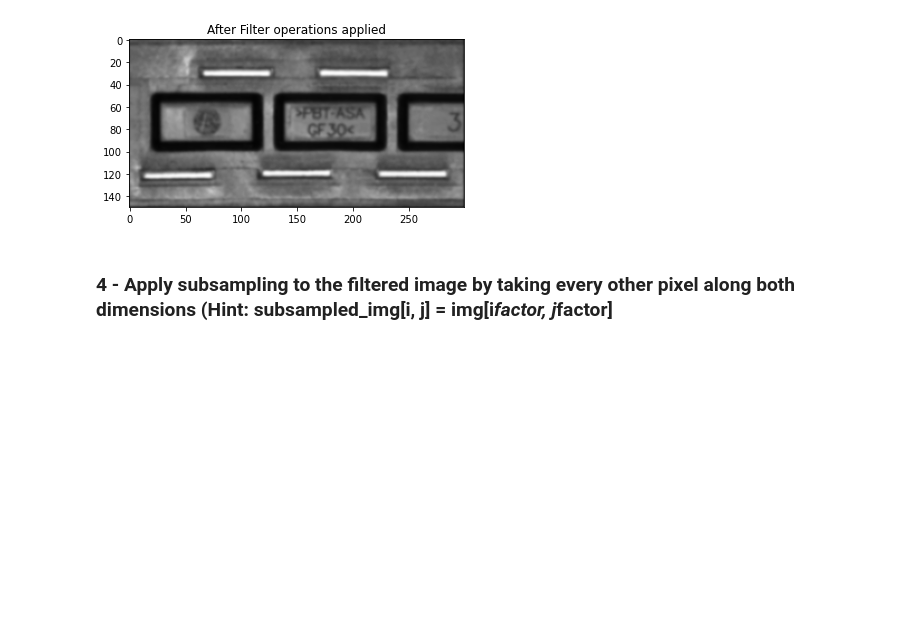
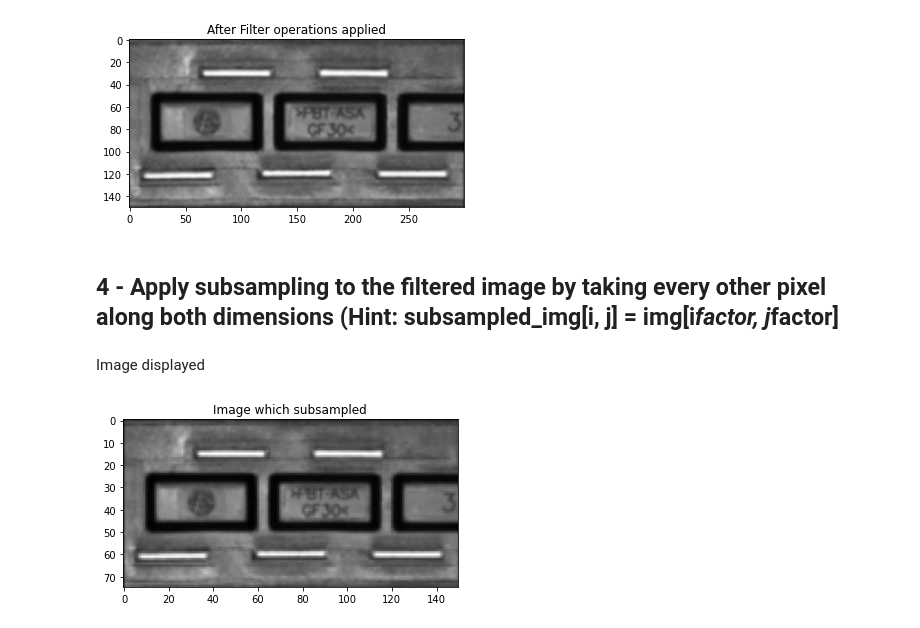
Before and after one commit to kemaldemirel1999/template-matching-and-gaussian-prefiltering, a Jupyter notebook: soru1.ipynb, the cells around one changed output. Drawn from its saved outputs; the diff is of its cells as text; code cells hidden in the pictures; blank space fills up the shorter version.

```diff
--- a/soru1.ipynb
+++ b/soru1.ipynb
@@ -56,4 +56,4 @@ plt.show()
 # %% [output]
 [figure]
 # %% [markdown]
-### 4 - Apply subsampling to the filtered image by taking every other pixel along both dimensions (Hint: subsampled_img[i, j] = img[i*factor, j*factor]
+## 4 - Apply subsampling to the filtered image by taking every other pixel along both dimensions (Hint: subsampled_img[i, j] = img[i*factor, j*factor]
@@ -61,0 +60,14 @@ a = 5
+# %%
+factor = 2
+subsampled_img = np.zeros((filtered_img.shape[0] // factor, filtered_img.shape[1] // factor))
+for i in range(subsampled_img.shape[0]):
+    for j in range(subsampled_img.shape[1]):
+        subsampled_img[i, j] = filtered_img[i * factor, j * factor]
+# %% [markdown]
+Image displayed
+# %%
+plt.imshow(subsampled_img, cmap='gray')
+plt.title('Image which subsampled')
+plt.show()
+# %% [output]
+[figure, added]
```
Also changed, not shown: parts of 12 cells of this notebook, 1 other file.
